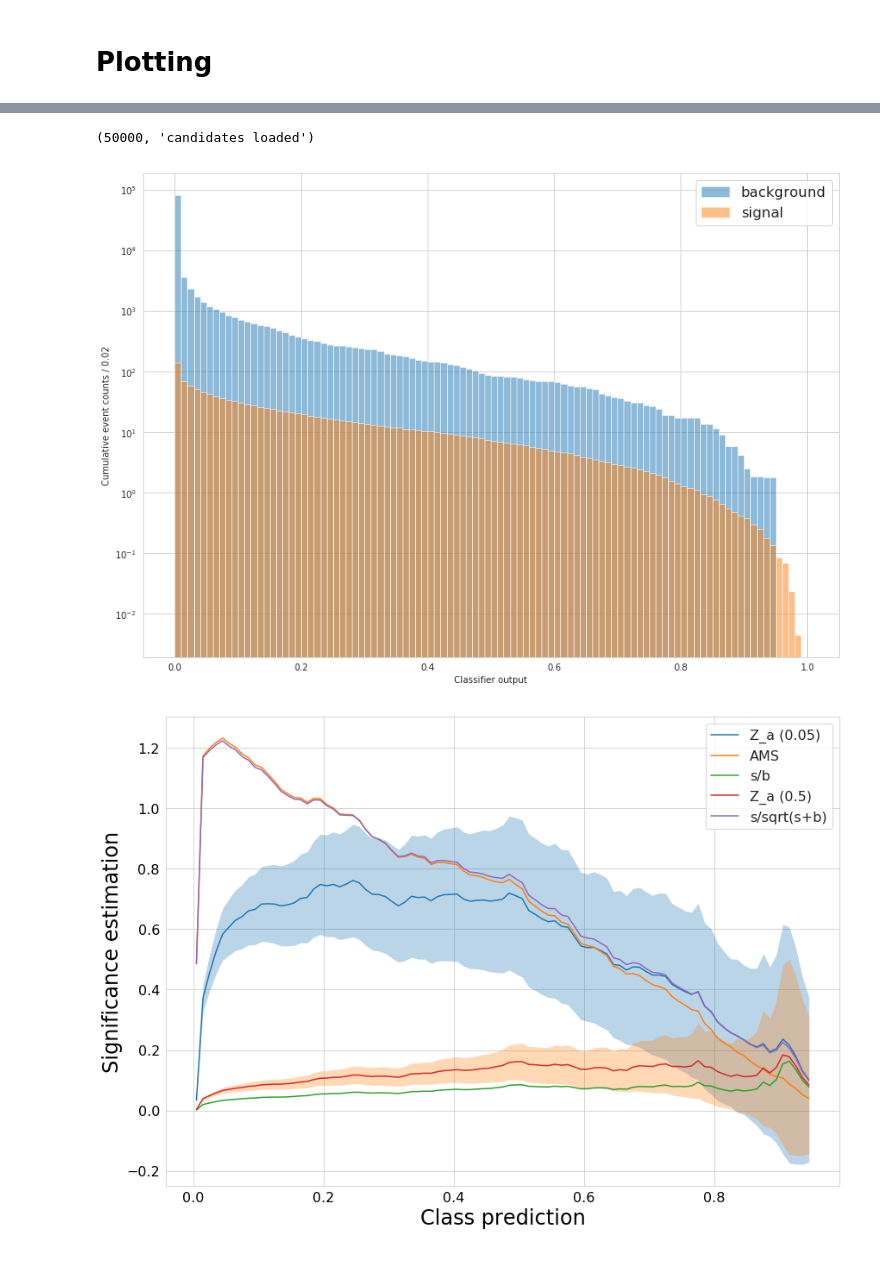
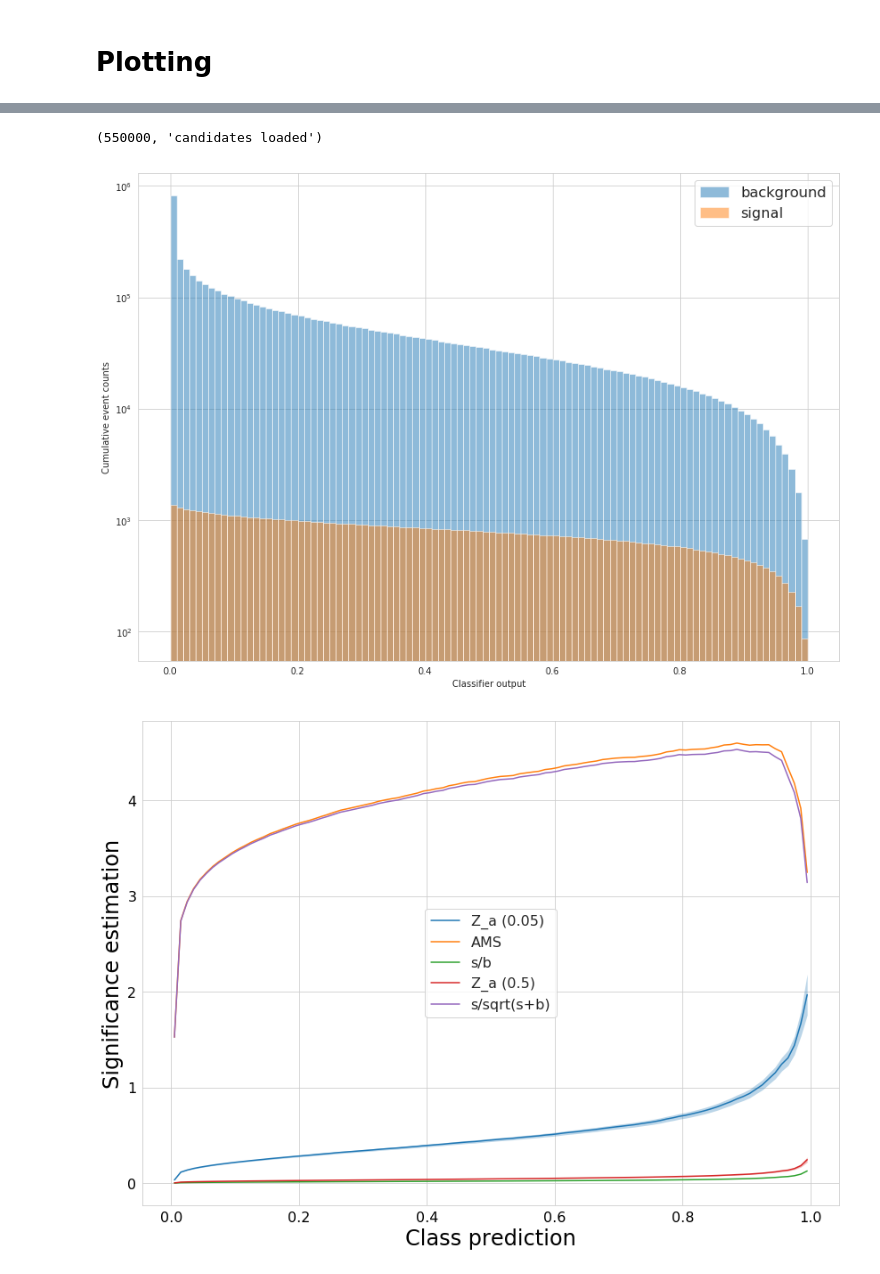
Before and after one commit to telenz/QCHS-2018, a Jupyter notebook: Notebooks/1_2_Model_Baseline-ReLU-CLR-AsimovLoss.ipynb, the cells around one changed output, grey strips where cells are left out. Cells and saved outputs as stored; diff of their text form; code cells hidden in the pictures.

```diff
--- a/Notebooks/1_2_Model_Baseline-ReLU-CLR-AsimovLoss.ipynb
+++ b/Notebooks/1_2_Model_Baseline-ReLU-CLR-AsimovLoss.ipynb
@@ -650,25 +408,26 @@ def plotSignificanceEstimate(inData, sigEstFuncs={}, predName='pred_class', targ
 # %%
 %%time
 
 from numpy import sqrt, log, power
 
 def get_asimov(systematic):
     return lambda s,b: (Z_asimov(s,b, systematic), eZ_asimov(s,sqrt(s),b,sqrt(b),systematic))
 
 h1 = plotSignificanceEstimate(
-    convertToDF(valData.source),
+    convertToDF(testData.source),
     {
         's/b': lambda s,b: s/b,
         's/sqrt(s+b)': lambda s,b: s/np.sqrt(s+b),
         'Z_a (0.5)': get_asimov(0.5),
         'Z_a (0.05)': get_asimov(0.05),
         'AMS': AMS,
 #        'asimov err': lambda s,b: eZ(s,sqrt(s),b,sqrt(b)),
     },
     weightName='gen_weight',
-    figsize=(14, 10)
+    figsize=(14, 10),
+    nBins=100,
 )
 # %% [output]
-(50000, 'candidates loaded')
+(550000, 'candidates loaded')
-[figure, old version]
+[figure, new version]
-[figure, old version]
+[figure, new version]
```
Also changed, not shown: parts of 21 cells of this notebook, 2 other files.
